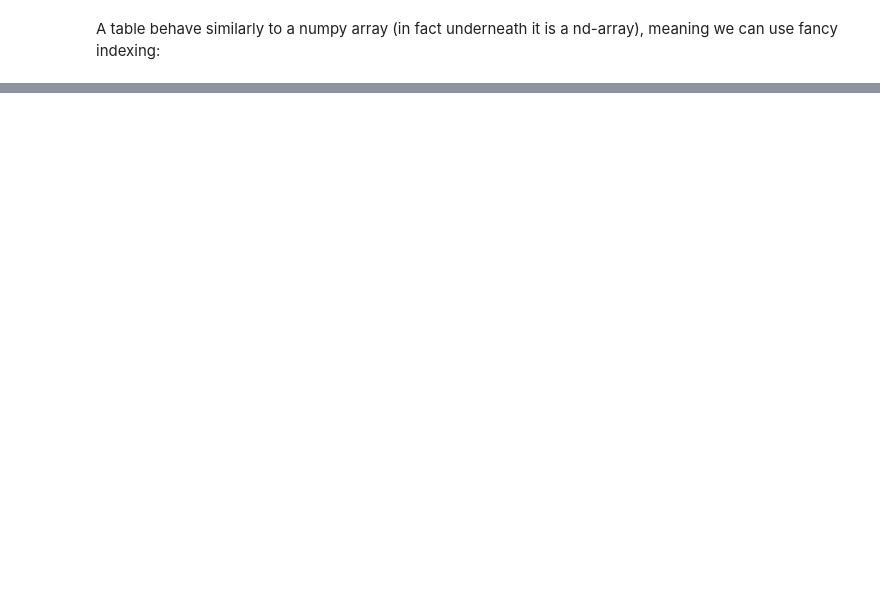
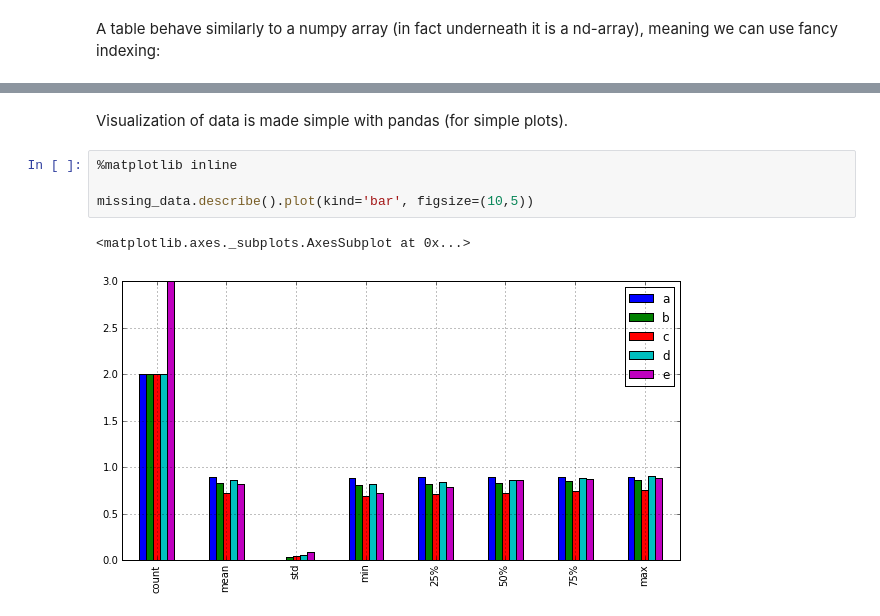
Before and after one commit to smartinsightsfromdata/notebooks, a Jupyter notebook: Introductions/Tutorial - 1.4 - Pandas.ipynb, the cells around one changed output, grey strips where cells are left out. Saved outputs shown, nothing was run; the diff lists cells and outputs as text; blank space fills up the shorter version.

Commit message:
Pandas updates

```diff
--- a/Introductions/Tutorial - 1.4 - Pandas.ipynb
+++ b/Introductions/Tutorial - 1.4 - Pandas.ipynb
@@ -96,0 +133,9 @@ missing_data
+# %% [markdown]
+Visualization of data is made simple with pandas (for simple plots).
+# %%
+%matplotlib inline
+
+missing_data.describe().plot(kind='bar', figsize=(10,5))
+# %% [output]
+<matplotlib.axes._subplots.AxesSubplot at 0x...>
+[figure, added]
```
Also changed, not shown: parts of 35 cells of this notebook.
